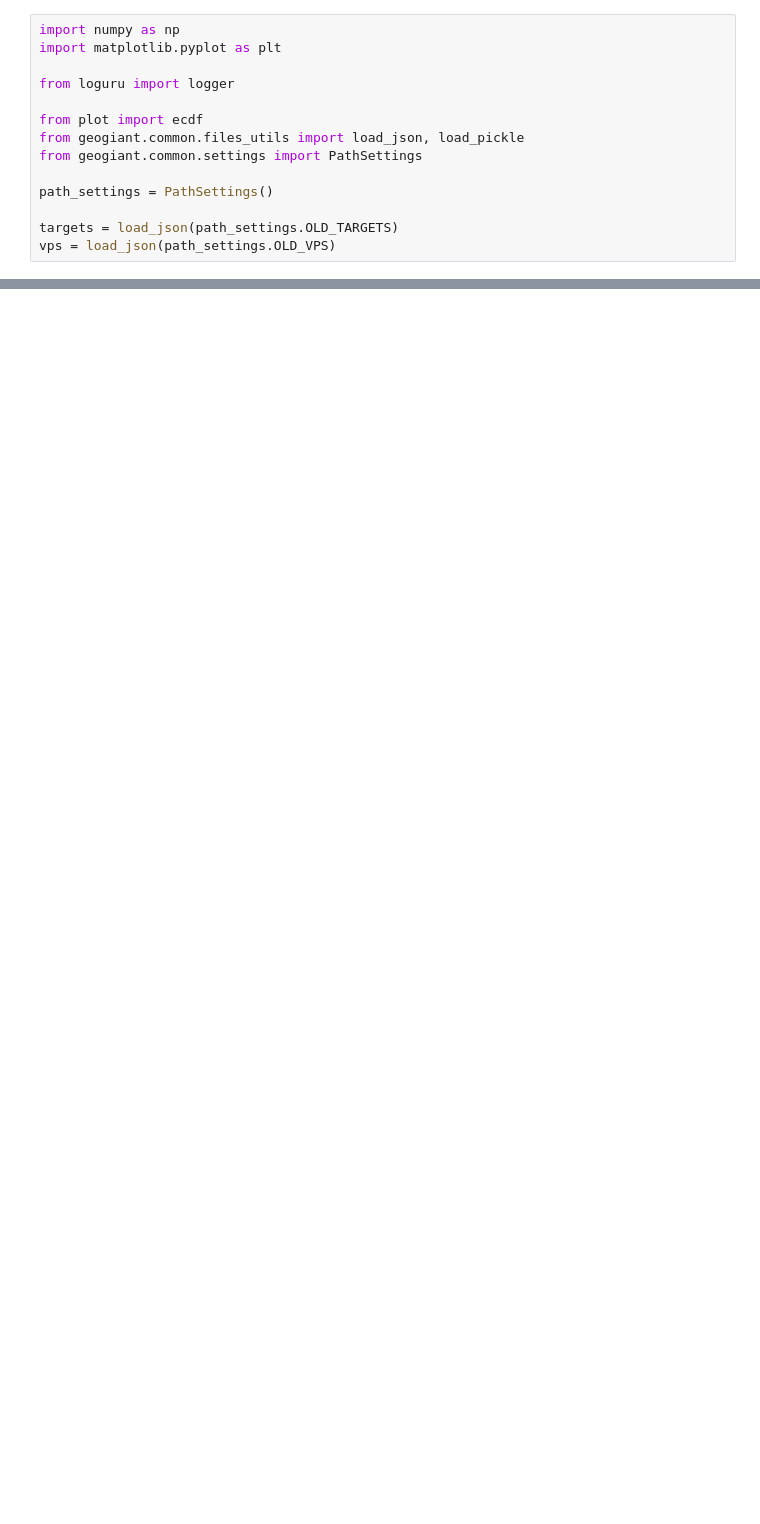
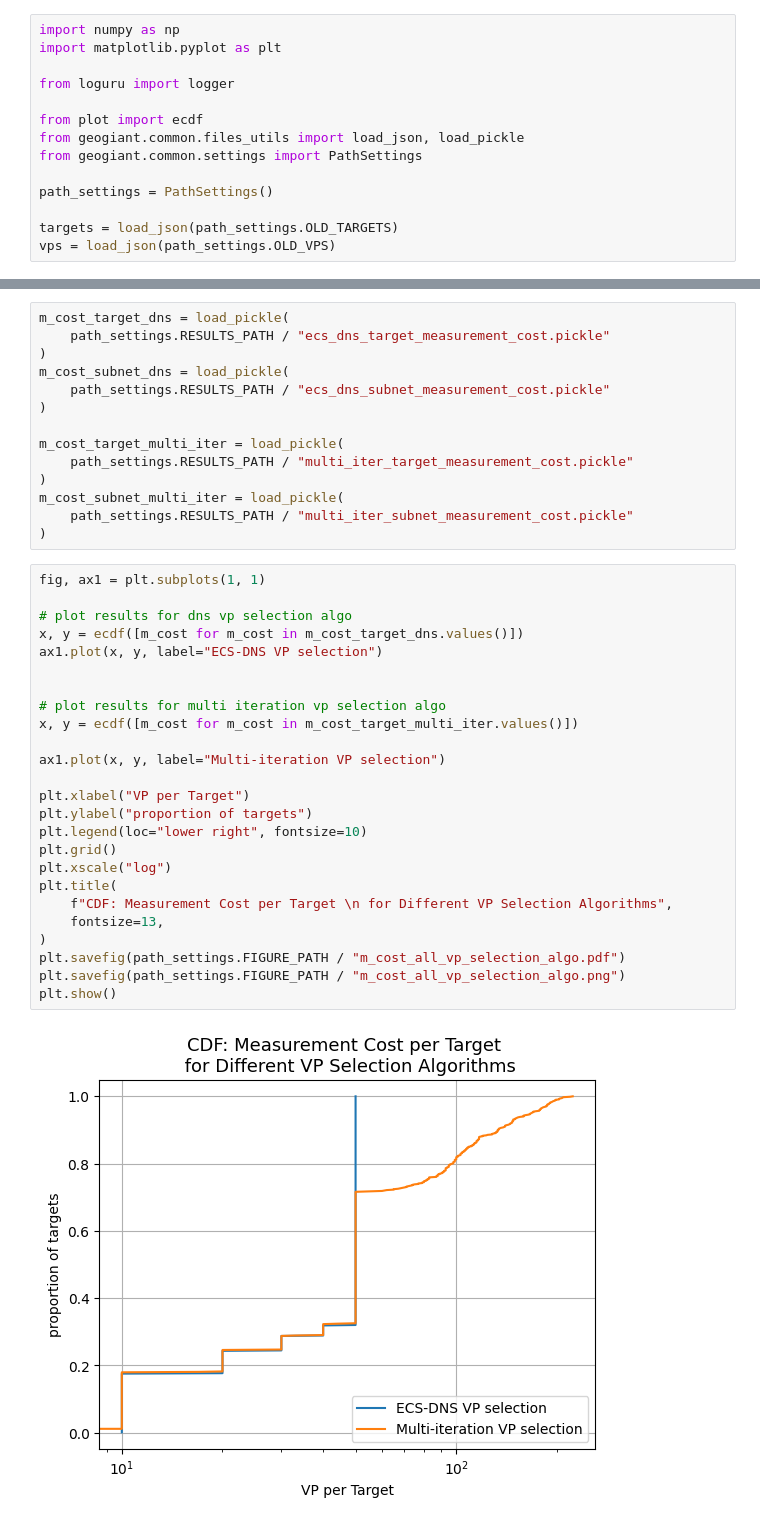
Before and after one commit to dioptra-io/georesolver, a Jupyter notebook: geogiant/analysis/vp_selection_eval.ipynb, the cells around one changed output, grey strips where cells are left out. Saved outputs shown, nothing was run; the diff lists cells and outputs as text; blank space fills up the shorter version.

```diff
--- a/geogiant/analysis/vp_selection_eval.ipynb
+++ b/geogiant/analysis/vp_selection_eval.ipynb
@@ -85,0 +174,41 @@ logger.info(
+# %%
+m_cost_target_dns = load_pickle(
+    path_settings.RESULTS_PATH / "ecs_dns_target_measurement_cost.pickle"
+)
+m_cost_subnet_dns = load_pickle(
+    path_settings.RESULTS_PATH / "ecs_dns_subnet_measurement_cost.pickle"
+)
+
+m_cost_target_multi_iter = load_pickle(
+    path_settings.RESULTS_PATH / "multi_iter_target_measurement_cost.pickle"
+)
+m_cost_subnet_multi_iter = load_pickle(
+    path_settings.RESULTS_PATH / "multi_iter_subnet_measurement_cost.pickle"
+)
+# %%
+fig, ax1 = plt.subplots(1, 1)
+
+# plot results for dns vp selection algo
+x, y = ecdf([m_cost for m_cost in m_cost_target_dns.values()])
+ax1.plot(x, y, label="ECS-DNS VP selection")
+
+
+# plot results for multi iteration vp selection algo
+x, y = ecdf([m_cost for m_cost in m_cost_target_multi_iter.values()])
+
+ax1.plot(x, y, label="Multi-iteration VP selection")
+
+plt.xlabel("VP per Target")
+plt.ylabel("proportion of targets")
+plt.legend(loc="lower right", fontsize=10)
+plt.grid()
+plt.xscale("log")
+plt.title(
+    f"CDF: Measurement Cost per Target \n for Different VP Selection Algorithms",
+    fontsize=13,
+)
+plt.savefig(path_settings.FIGURE_PATH / "m_cost_all_vp_selection_algo.pdf")
+plt.savefig(path_settings.FIGURE_PATH / "m_cost_all_vp_selection_algo.png")
+plt.show()
+# %% [output]
+[figure, added]
```
Also changed, not shown: parts of 9 cells of this notebook, 5 other files.
